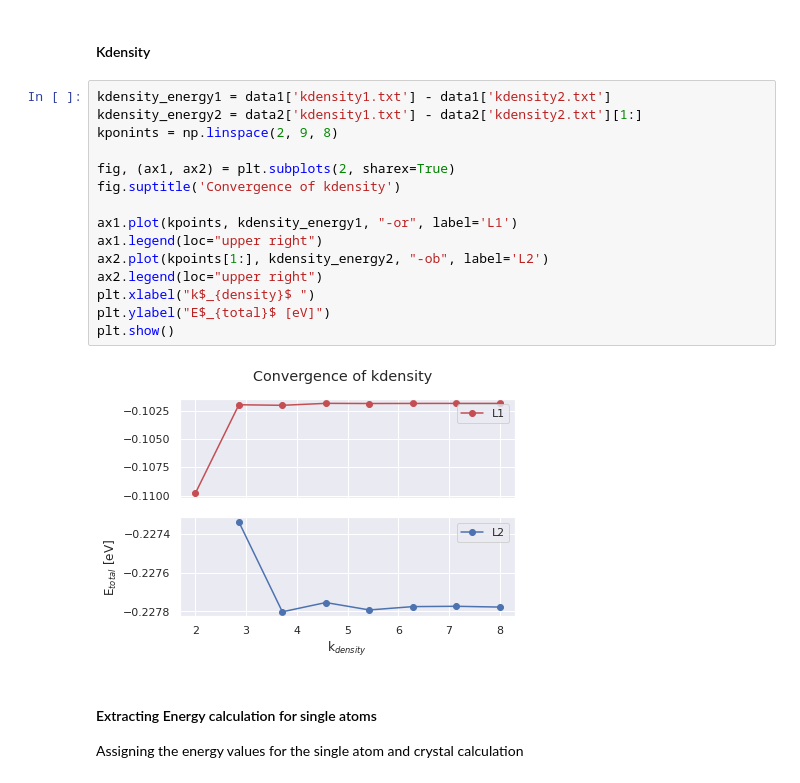
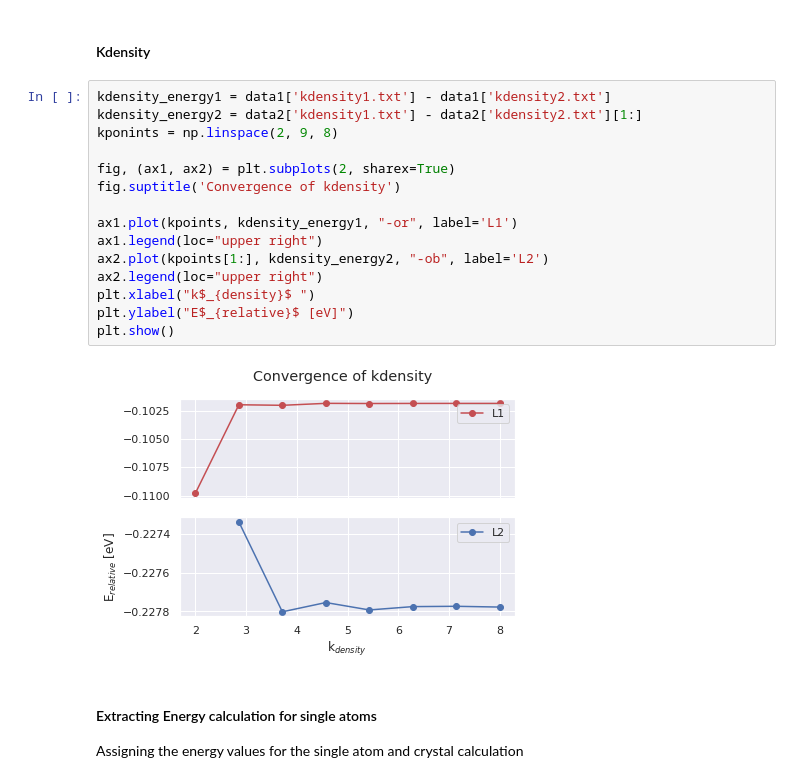
Before and after one commit to Moejay10/DFT, a Jupyter notebook: Code/DFT_Python.ipynb, the cells around one changed output. Cells and saved outputs as stored; diff of their text form.

```diff
--- a/Code/DFT_Python.ipynb
+++ b/Code/DFT_Python.ipynb
@@ -139,20 +139,20 @@ plt.show()
 # %%
 kdensity_energy1 = data1['kdensity1.txt'] - data1['kdensity2.txt']
 kdensity_energy2 = data2['kdensity1.txt'] - data2['kdensity2.txt'][1:]
 kponints = np.linspace(2, 9, 8)
 
 fig, (ax1, ax2) = plt.subplots(2, sharex=True)
 fig.suptitle('Convergence of kdensity')
 
 ax1.plot(kpoints, kdensity_energy1, "-or", label='L1')
 ax1.legend(loc="upper right")
 ax2.plot(kpoints[1:], kdensity_energy2, "-ob", label='L2')
 ax2.legend(loc="upper right")
 plt.xlabel("k$_{density}$ ")
-plt.ylabel("E$_{total}$ [eV]")
+plt.ylabel("E$_{relative}$ [eV]")
 plt.show()
 # %% [output]
-[figure, old version]
+[figure, new version]
 # %% [markdown]
 #### Extracting Energy calculation for single atoms
 
```
Also changed, not shown: parts of 13 cells of this notebook, 3 other files.
